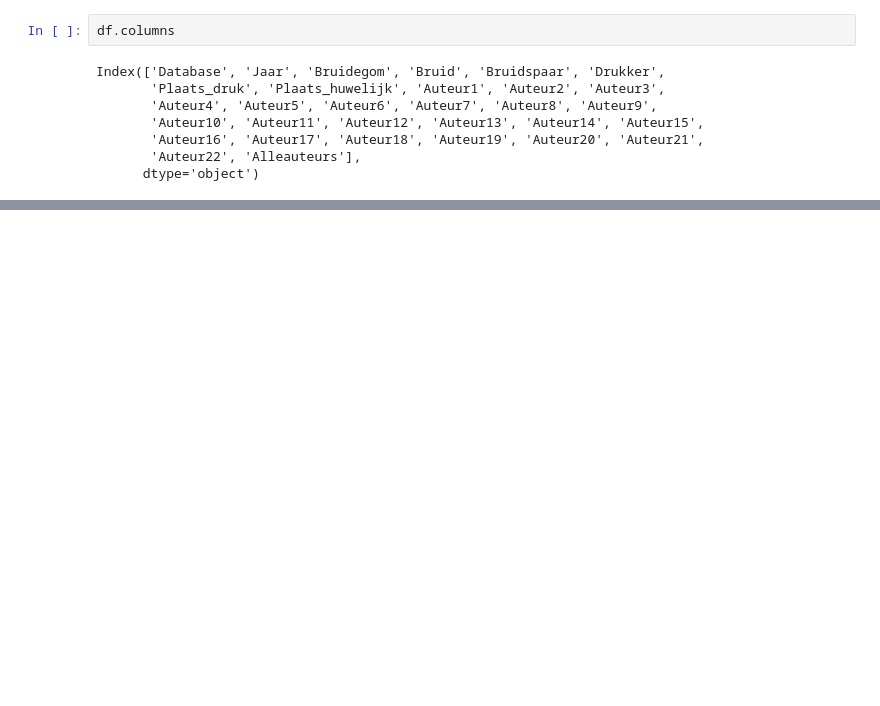
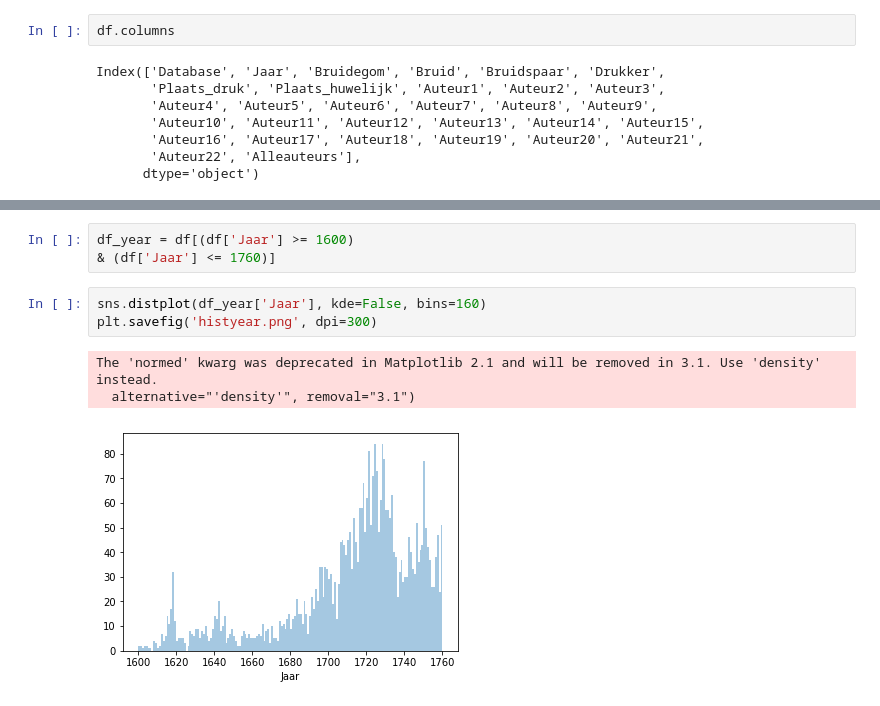
Before and after one commit to awlassche/netwerk-huwelijksgedichten, a Jupyter notebook: Notebooks_scripts/Data analysis 2.0.ipynb, the cells around one changed output, grey strips where cells are left out. Saved outputs shown, nothing was run; the diff lists cells and outputs as text; blank space fills up the shorter version.

Commit message:
update analysis and plots

```diff
--- a/Notebooks_scripts/Data analysis 2.0.ipynb
+++ b/Notebooks_scripts/Data analysis 2.0.ipynb
@@ -55,0 +74,10 @@ df1.to_csv('Allebruidsparen.csv', sep='\t')
+# %%
+df_year = df[(df['Jaar'] >= 1600)
+& (df['Jaar'] <= 1760)]
+# %%
+sns.distplot(df_year['Jaar'], kde=False, bins=160)
+plt.savefig('histyear.png', dpi=300)
+# %% [output]
+The 'normed' kwarg was deprecated in Matplotlib 2.1 and will be removed in 3.1. Use 'density' instead.
+  alternative="'density'", removal="3.1")
+[figure, added]
```
Also changed, not shown: parts of 16 cells of this notebook, 4 other files.
